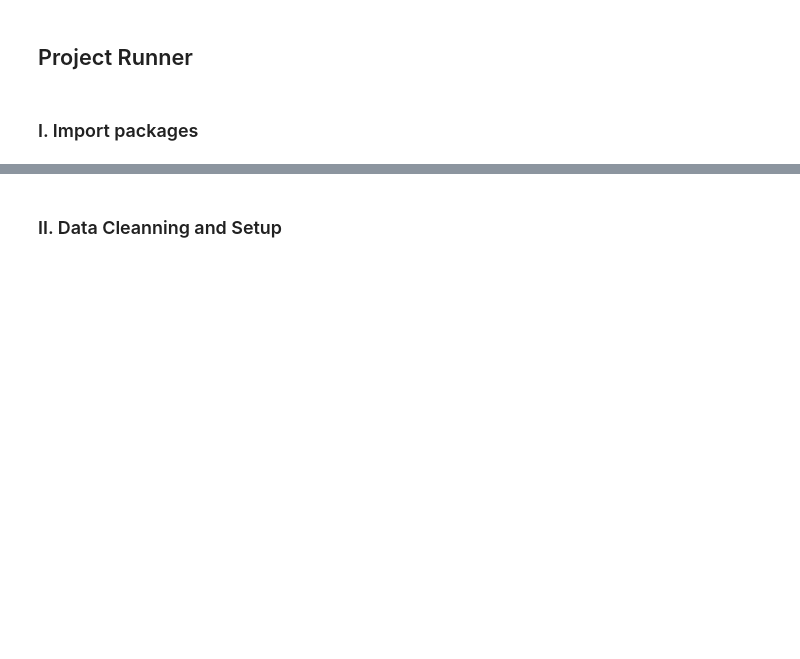
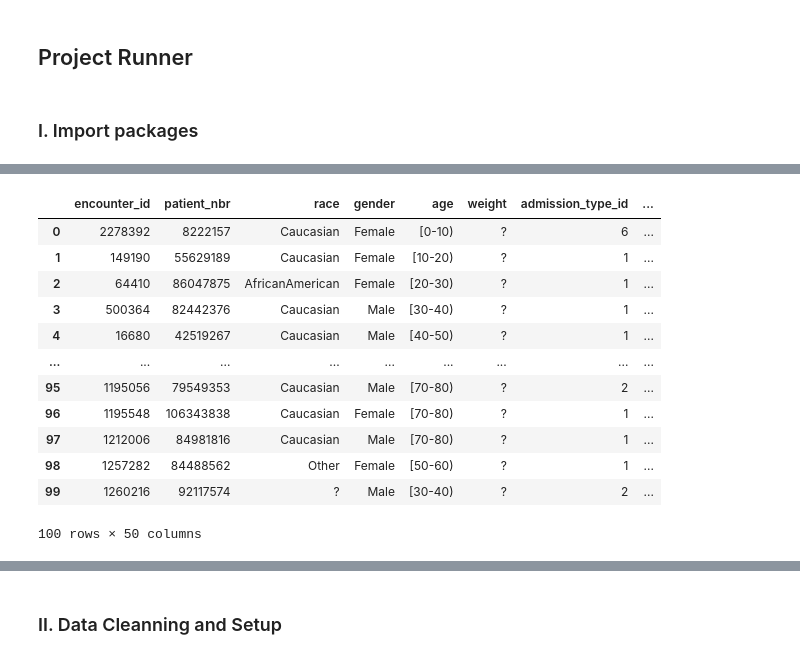
Before and after one commit to minhngo3818/cs178-diabetes-project, a Jupyter notebook: main.ipynb, the cells around one changed output, grey strips where cells are left out. Drawn from its saved outputs; the diff is of its cells as text; code cells hidden in the pictures; blank space fills up the shorter version.

```diff
--- a/main.ipynb
+++ b/main.ipynb
@@ -4,0 +34,11 @@
+# %%
+def load_csv_data(filename):
+    data = pd.read_csv(filename)
+    return data
+
+# Example usage
+csv_filename = 'dataset/diabetic_data.csv'
+df = pd.read_csv(csv_filename)
+
+# use chucksize parameter in read_csv() to not read everything into memory
+# concat to combine dataframes
@@ -4,0 +69,44 @@
+# %%
+pd.set_option('display.max_columns', None)
+pd.set_option('display.max_rows', 50)
+pd.set_option('display.width', None)
+# pd.reset_option('display.max_columns')
+# pd.reset_option('display.max_rows')
+# pd.reset_option('display.width')
+# %%
+# specific row
+df.head(100)
+
+
+# for index, row in df.iterrows():
+#     print(row['diag_2'])
+
+# for col in missing_cols:
+#     count = 0
+#     for index, row in df.iterrows():
+#         if (row[col]=="?" or row[col]=="NaN"):
+#             count +=1
+#     print(col,count)
+
+# df.dropna(inplace = True)
+# print('Total data = ', len(df))
+# print('Unique entries = ', len(np.unique(df['patient_nbr'])))
+
+
+# df[df['patient_nbr']==23043240]
+
+# aggreate(groupby) sum,mean,count
+# %% [output]
+|  | encounter_id | patient_nbr | race | gender | age | weight | admission_type_id | ... |
+| 0 | 2278392 | 8222157 | Caucasian | Female | [0-10) | ? | 6 | ... |
+| 1 | 149190 | 55629189 | Caucasian | Female | [10-20) | ? | 1 | ... |
+| 2 | 64410 | 86047875 | AfricanAmerican | Female | [20-30) | ? | 1 | ... |
+| 3 | 500364 | 82442376 | Caucasian | Male | [30-40) | ? | 1 | ... |
+| 4 | 16680 | 42519267 | Caucasian | Male | [40-50) | ? | 1 | ... |
+| ... | ... | ... | ... | ... | ... | ... | ... | ... |
+| 95 | 1195056 | 79549353 | Caucasian | Male | [70-80) | ? | 2 | ... |
+| 96 | 1195548 | 106343838 | Caucasian | Female | [70-80) | ? | 1 | ... |
+| 97 | 1212006 | 84981816 | Caucasian | Male | [70-80) | ? | 1 | ... |
+| 98 | 1257282 | 84488562 | Other | Female | [50-60) | ? | 1 | ... |
+| 99 | 1260216 | 92117574 | ? | Male | [30-40) | ? | 2 | ... |
+100 rows × 50 columns
```
Also changed, not shown: parts of 4 cells of this notebook, 3 other files.
